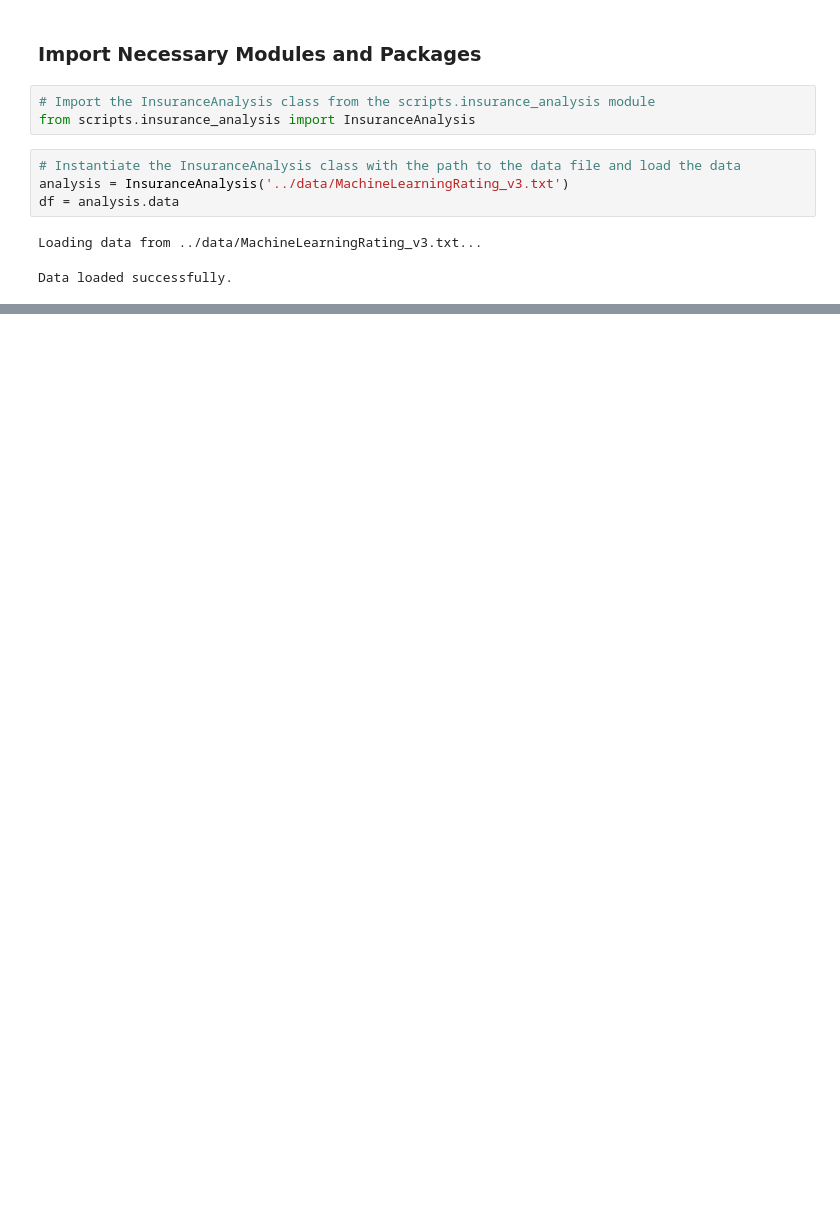
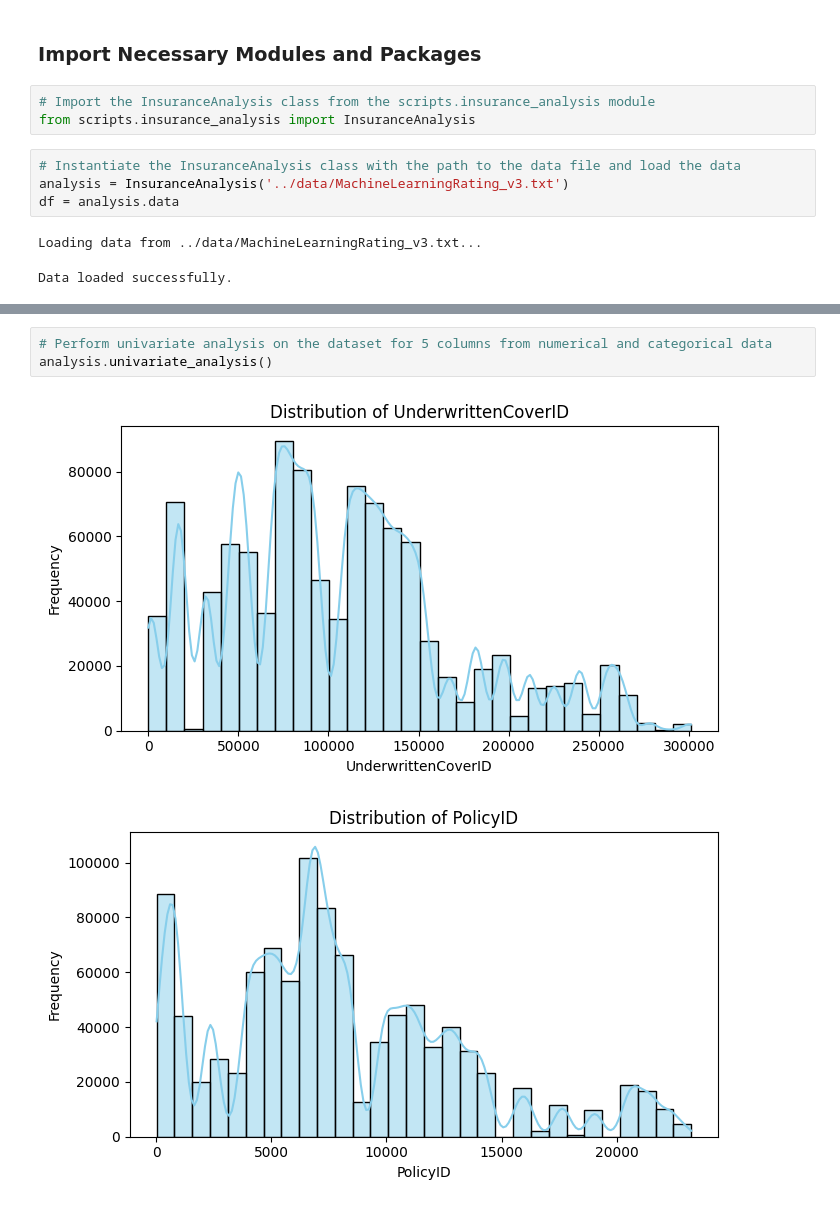
Before and after one commit to Melak12/week-3-insurance-risk-analytics, a Jupyter notebook: notebooks/insurance_eda.ipynb, the cells around one changed output, grey strips where cells are left out. Saved outputs shown, nothing was run; the diff lists cells and outputs as text; blank space fills up the shorter version.

```diff
--- a/notebooks/insurance_eda.ipynb
+++ b/notebooks/insurance_eda.ipynb
@@ -46 +43,7 @@ TotalClaims                        float64
 dtype: object
+# %%
+# Perform univariate analysis on the dataset for 5 columns from numerical and categorical data
+analysis.univariate_analysis()
+# %% [output]
+[figure, added]
+[figure, added]
```
Also changed, not shown: parts of 7 cells of this notebook, 1 other file.
